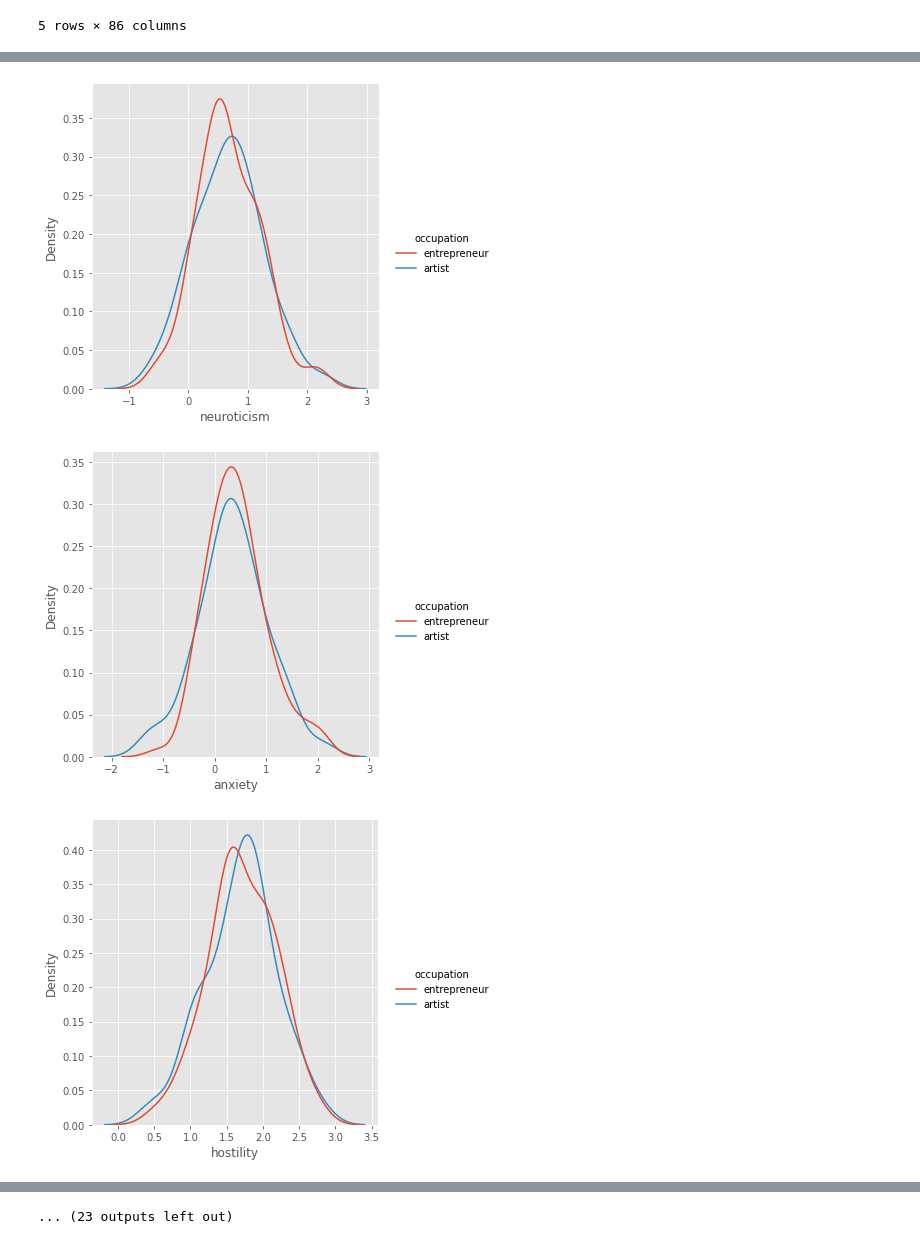
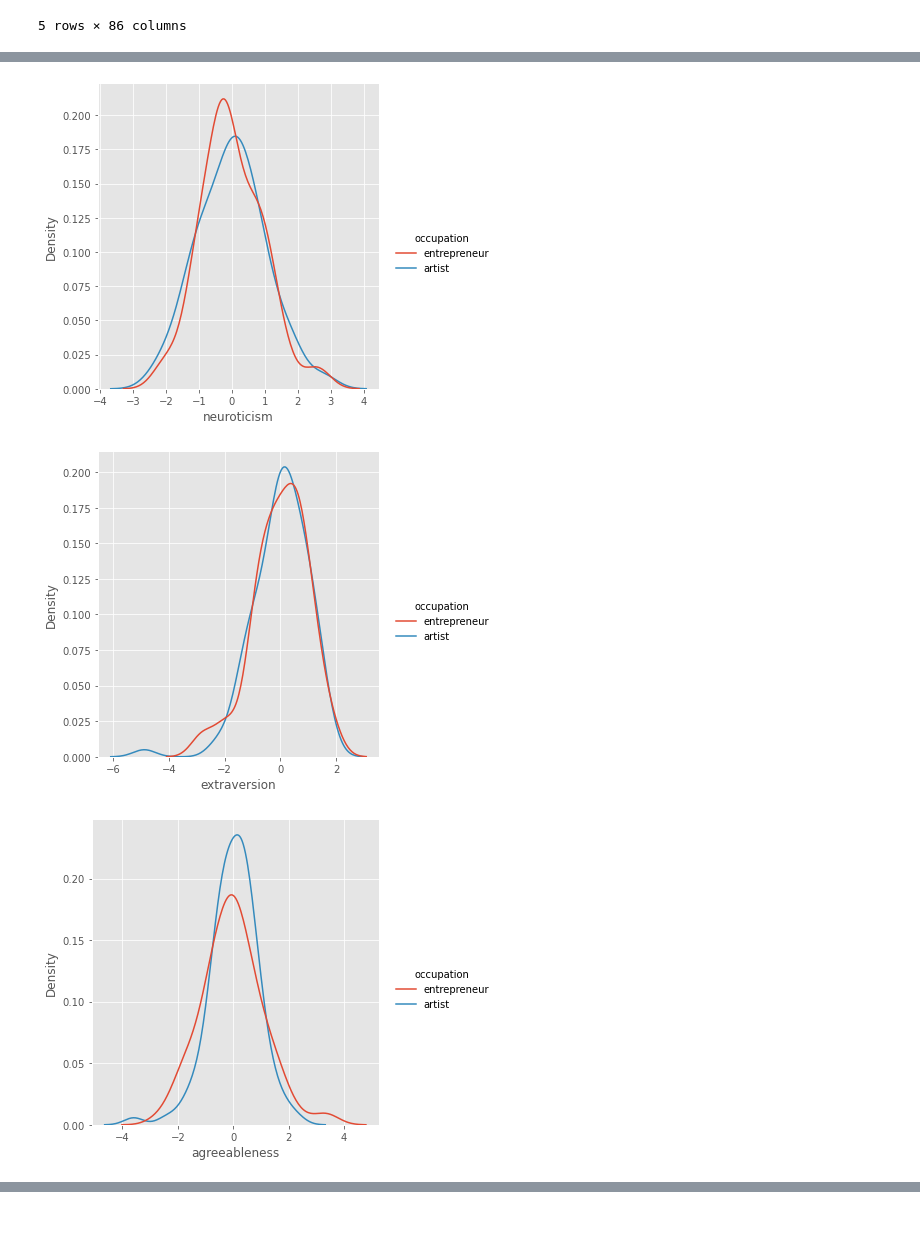
Before and after one commit to epfl-ada/ada-2021-project-madry, a Jupyter notebook: entrepreneur_artist_compare.ipynb, the cells around one changed output, grey strips where cells are left out. Saved outputs shown, nothing was run; the diff lists cells and outputs as text; code cells hidden in the pictures.

```diff
--- a/entrepreneur_artist_compare.ipynb
+++ b/entrepreneur_artist_compare.ipynb
@@ -275,0 +231,7 @@ artist_personality_norm
+# %%
+personality_append = entrepreneur_personality.append(artist_personality)
+# %%
+personality_append_norm = (personality_append - personality_append.mean())/personality_append.std()
+# %%
+entrepreneur_personality_norm = personality_append_norm[:100]
+artist_personality_norm = personality_append_norm[100:]
@@ -339,11 +263,13 @@ Since these values varies differently, to truely understand how similar entrepre
 # %%
-entrepreneur_personality['occupation'] = 'entrepreneur'
-artist_personality['occupation'] = 'artist'
-entrepreneur_artist_personality = pd.concat([entrepreneur_personality, artist_personality]).reset_index()
+entrepreneur_personality_n = entrepreneur_personality_norm.copy()
+artist_personality_n = artist_personality_norm.copy()
+entrepreneur_personality_n['occupation'] = 'entrepreneur'
+artist_personality_n['occupation'] = 'artist'
+entrepreneur_artist_personality = pd.concat([entrepreneur_personality_n, artist_personality_n]).reset_index()
 # %%
-for i, attr in enumerate(PERSONALITY_ATTRS):
+for i, attr in enumerate(BIG_FIVE):
     sns.displot(entrepreneur_artist_personality, x=attr, hue='occupation', kind='kde')
 # %% [output]
-[figure, old version]
+[figure, new version]
-[figure, old version]
+[figure, new version]
-[figure, old version]
+[figure, new version]
@@ -359 +277,0 @@ for i, attr in enumerate(PERSONALITY_ATTRS):
-... (23 outputs left out)
```
Also changed, not shown: parts of 42 cells of this notebook, 1 other file.
